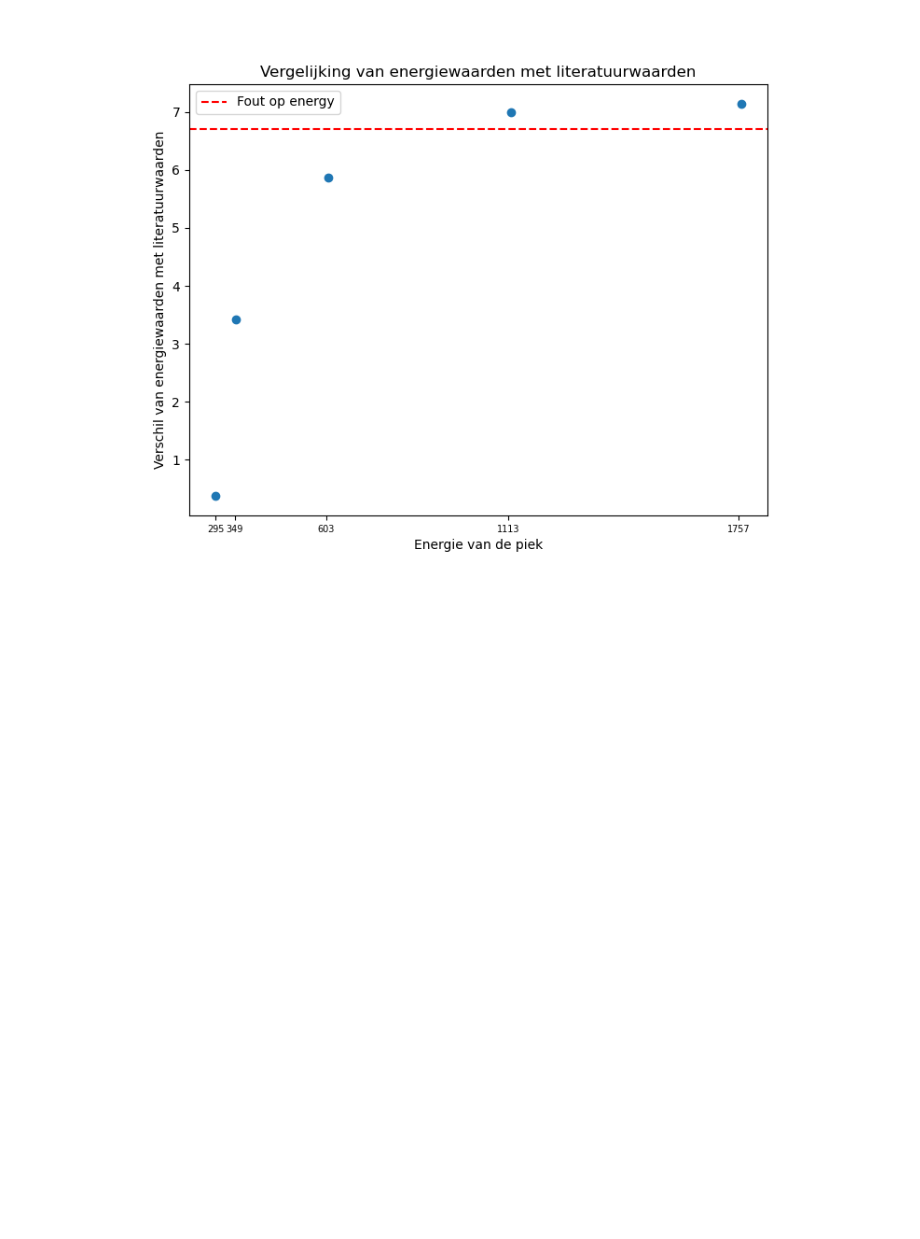
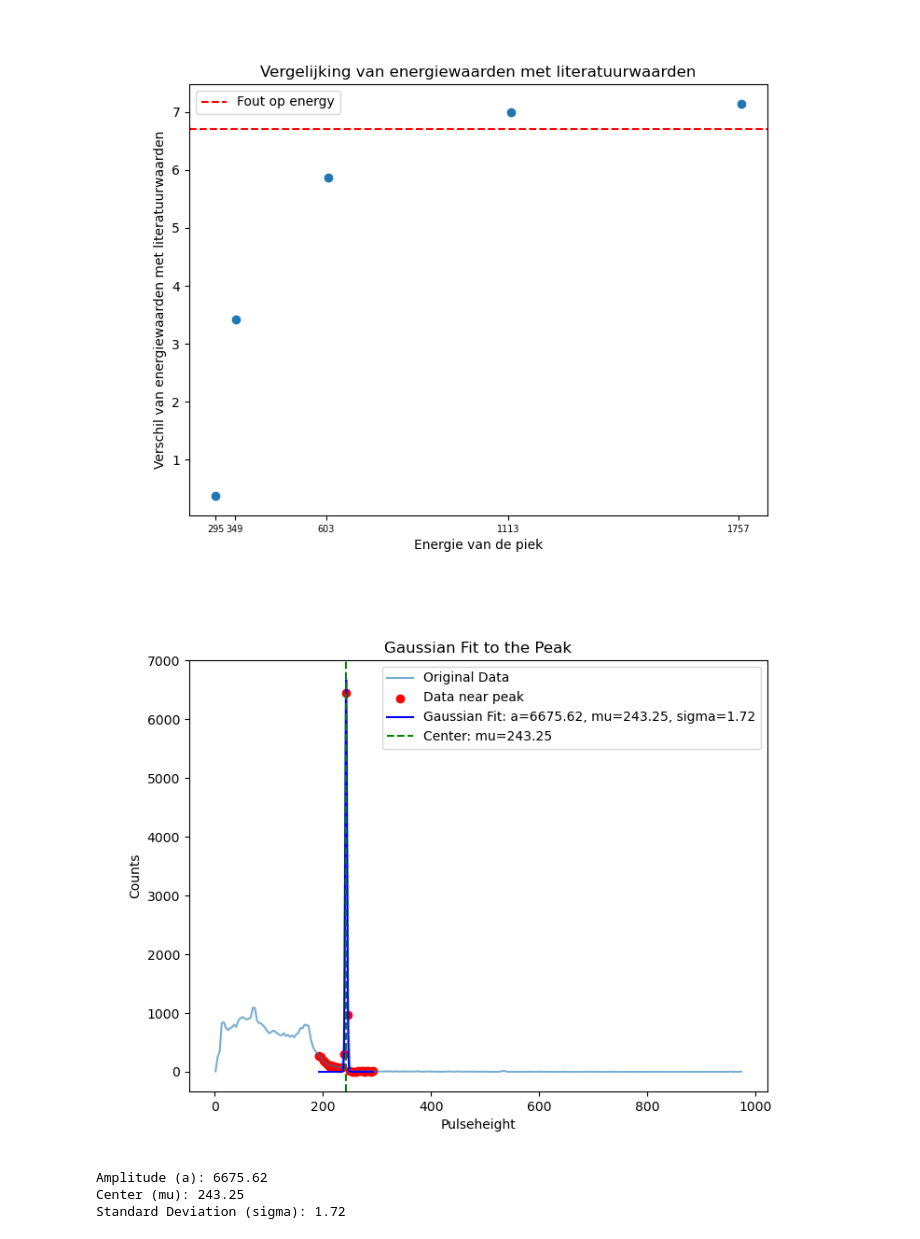
Before and after one commit to MayaDeBij13/Particle_Physics, a Jupyter notebook: notebook_Lucas (1).ipynb, the cells around one changed output. Saved outputs shown, nothing was run; the diff lists cells and outputs as text; code cells hidden in the pictures; blank space fills up the shorter version.

```diff
--- a/notebook_Lucas (1).ipynb
+++ b/notebook_Lucas (1).ipynb
@@ -352,3 +355,65 @@ plt.legend()
 plt.show()
 # %% [output]
 [figure]
+# %%
+import numpy as np
+import pandas as pd
+from scipy.optimize import curve_fit
+import matplotlib.pyplot as plt
+
+# Load the data from the CSV file
+file_path = 'cal_Ge_Cs_2.csv'  # Replace with the correct path
+data = pd.read_csv(file_path)
+
+# Extract the relevant columns
+x = data['pulseheight']
+y = data['counts_ch_A']
+
+# Define the Gaussian function
+def gaussian(x, a, mu, sigma):
+    return a * np.exp(-((x - mu) ** 2) / (2 * sigma ** 2))
+
+# Identify the peak
+peak_index = np.argmin(np.abs(x - 242.794))
+peak_value = y[peak_index]
+
+# Extract data around the peak (adjust window size as needed)
+window = 50
+mask = (x > 242.794 - window) & (x < 242.794 + window)
+x_peak = x[mask]
+y_peak = y[mask]
+
+# Initial guesses for Gaussian parameters [amplitude, mean, stddev]
+initial_guesses = [peak_value, 242.794, 10]
+
+# Fit the Gaussian function to the data
+popt, pcov = curve_fit(gaussian, x_peak, y_peak, p0=initial_guesses)
+
+# Extract the optimized parameters
+a_opt, mu_opt, sigma_opt = popt
+
+# Generate the fitted curve for plotting
+x_fit = np.linspace(min(x_peak), max(x_peak), 500)
+y_fit = gaussian(x_fit, a_opt, mu_opt, sigma_opt)
+
+# Plot the data and the Gaussian fit
+plt.figure(figsize=(8, 6))
+plt.plot(x, y, label='Original Data', alpha=0.6)
+plt.scatter(x_peak, y_peak, color='red', label='Data near peak')
+plt.plot(x_fit, y_fit, color='blue', label=f'Gaussian Fit: a={a_opt:.2f}, mu={mu_opt:.2f}, sigma={sigma_opt:.2f}')
+plt.axvline(mu_opt, color='green', linestyle='--', label=f'Center: mu={mu_opt:.2f}')
+plt.legend()
+plt.xlabel('Pulseheight')
+plt.ylabel('Counts')
+plt.title('Gaussian Fit to the Peak')
+plt.show()
+
+# Print the Gaussian parameters
+print(f"Amplitude (a): {a_opt:.2f}")
+print(f"Center (mu): {mu_opt:.2f}")
+print(f"Standard Deviation (sigma): {sigma_opt:.2f}")
+# %% [output]
+[figure, added]
+Amplitude (a): 6675.62
+Center (mu): 243.25
+Standard Deviation (sigma): 1.72
```
Also changed, not shown: parts of 4 cells of this notebook.
